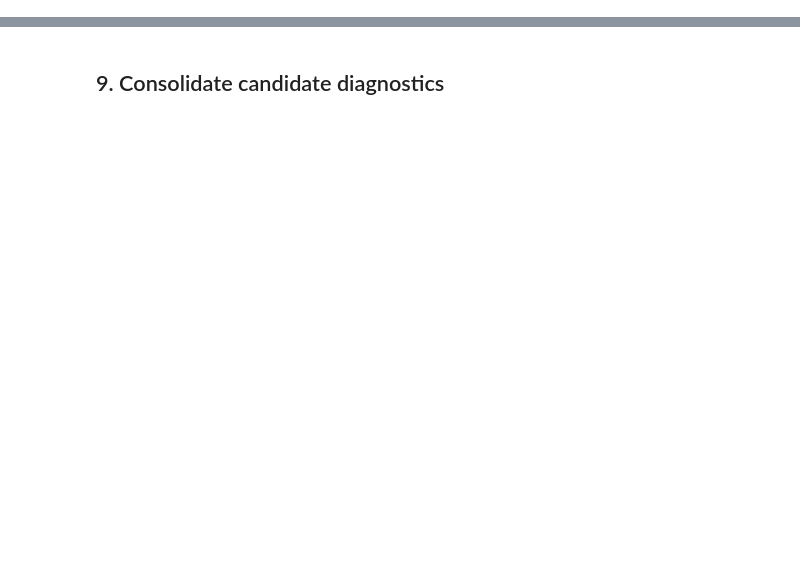
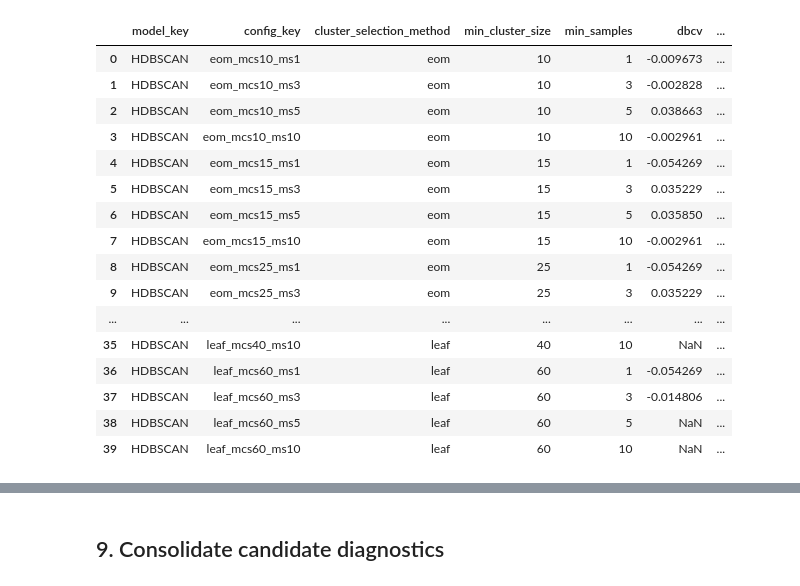
Before and after one commit to CyrilCele/osmi-mental-health-data-clustering, a Jupyter notebook: notebooks/03_data_modelling.ipynb, the cells around one changed output, grey strips where cells are left out. Saved outputs shown, nothing was run; the diff lists cells and outputs as text; code cells hidden in the pictures; blank space fills up the shorter version.

```diff
--- a/notebooks/03_data_modelling.ipynb
+++ b/notebooks/03_data_modelling.ipynb
@@ -602,0 +668,89 @@ if hdbscan_results.empty:
+# %%
+D_gower_hdbscan = np.ascontiguousarray(D_gower, dtype=np.float64)
+
+hdbscan_records, hdbscan_candidates, hdbscan_errors = [], {}, []
+
+for method in HDBSCAN_SELECTION_METHODS:
+    for min_cluster_size in HDBSCAN_MIN_CLUSTER_SIZES:
+        for min_samples in HDBSCAN_MIN_SAMPLES:
+            config_key = f"{method}_mcs{min_cluster_size}_ms{min_samples}"
+            try:
+                model = HDBSCAN(
+                    min_cluster_size=min_cluster_size,
+                    min_samples=min_samples,
+                    metric="precomputed",
+                    algorithm="generic",
+                    cluster_selection_method=method,
+                    allow_single_cluster=False,
+                    core_dist_n_jobs=1,
+                )
+                labels = relabel_contiguous(model.fit_predict(D_gower_hdbscan))
+                summary = cluster_summary(labels)
+                assigned = labels != -1
+                strength = model.probabilities_[assigned]
+
+                dbcv_value = np.nan
+                if summary["n_clusters"] >= 2:
+                    dbcv_result = validity_index(
+                        D_gower_hdbscan, labels, metric="precomputed",
+                        d=EXPECTED_P, per_cluster_scores=False,
+                    )
+                    if isinstance(dbcv_result, tuple):
+                        dbcv_result = dbcv_result[0]
+                    dbcv_value = float(dbcv_result) if np.isfinite(dbcv_result) else np.nan
+
+                persistence = np.asarray(model.cluster_persistence_, dtype=float)
+                hdbscan_records.append({
+                    "model_key": "HDBSCAN",
+                    "config_key": config_key,
+                    "cluster_selection_method": method,
+                    "min_cluster_size": min_cluster_size,
+                    "min_samples": min_samples,
+                    "dbcv": dbcv_value,
+                    "mean_membership_strength": float(strength.mean()) if strength.size else np.nan,
+                    "median_membership_strength": float(np.median(strength)) if strength.size else np.nan,
+                    "cluster_persistence": float(persistence.mean()) if persistence.size else np.nan,
+                    "gower_silhouette": gower_silhouette(labels),
+                    **summary,
+                })
+                hdbscan_candidates[config_key] = labels
+            except Exception as exc:  # recorded, never silently swallowed
+                hdbscan_errors.append({
+                    "config_key": config_key,
+                    "error_type": type(exc).__name__,
+                    "error": str(exc),
+                })
+
+hdbscan_results = pd.DataFrame(hdbscan_records)
+if hdbscan_results.empty:
+    display(pd.DataFrame(hdbscan_errors))
+    raise RuntimeError("All HDBSCAN configurations failed; inspect the error table above.")
+
+display(hdbscan_results)
+if hdbscan_errors:
+    print(f"Failed configurations: {len(hdbscan_errors)}")
+    display(pd.DataFrame(hdbscan_errors))
+
+print(
+    f"{len(hdbscan_results)} configurations fitted; "
+    f"{int((hdbscan_results['coverage'] >= MIN_COVERAGE).sum())} reach >= {MIN_COVERAGE:.0%} coverage; "
+    f"{int((hdbscan_results['n_clusters'] >= 2).sum())} yield >= 2 clusters."
+)
+# %% [output]
+|  | model_key | config_key | cluster_selection_method | min_cluster_size | min_samples | dbcv | ... |
+| 0 | HDBSCAN | eom_mcs10_ms1 | eom | 10 | 1 | -0.009673 | ... |
+| 1 | HDBSCAN | eom_mcs10_ms3 | eom | 10 | 3 | -0.002828 | ... |
+| 2 | HDBSCAN | eom_mcs10_ms5 | eom | 10 | 5 | 0.038663 | ... |
+| 3 | HDBSCAN | eom_mcs10_ms10 | eom | 10 | 10 | -0.002961 | ... |
+| 4 | HDBSCAN | eom_mcs15_ms1 | eom | 15 | 1 | -0.054269 | ... |
+| 5 | HDBSCAN | eom_mcs15_ms3 | eom | 15 | 3 | 0.035229 | ... |
+| 6 | HDBSCAN | eom_mcs15_ms5 | eom | 15 | 5 | 0.035850 | ... |
+| 7 | HDBSCAN | eom_mcs15_ms10 | eom | 15 | 10 | -0.002961 | ... |
+| 8 | HDBSCAN | eom_mcs25_ms1 | eom | 25 | 1 | -0.054269 | ... |
+| 9 | HDBSCAN | eom_mcs25_ms3 | eom | 25 | 3 | 0.035229 | ... |
+| ... | ... | ... | ... | ... | ... | ... | ... |
+| 35 | HDBSCAN | leaf_mcs40_ms10 | leaf | 40 | 10 | NaN | ... |
+| 36 | HDBSCAN | leaf_mcs60_ms1 | leaf | 60 | 1 | -0.054269 | ... |
+| 37 | HDBSCAN | leaf_mcs60_ms3 | leaf | 60 | 3 | -0.014806 | ... |
+| 38 | HDBSCAN | leaf_mcs60_ms5 | leaf | 60 | 5 | NaN | ... |
+| 39 | HDBSCAN | leaf_mcs60_ms10 | leaf | 60 | 10 | NaN | ... |
```
Also changed, not shown: parts of 42 cells of this notebook, 14 other files.
